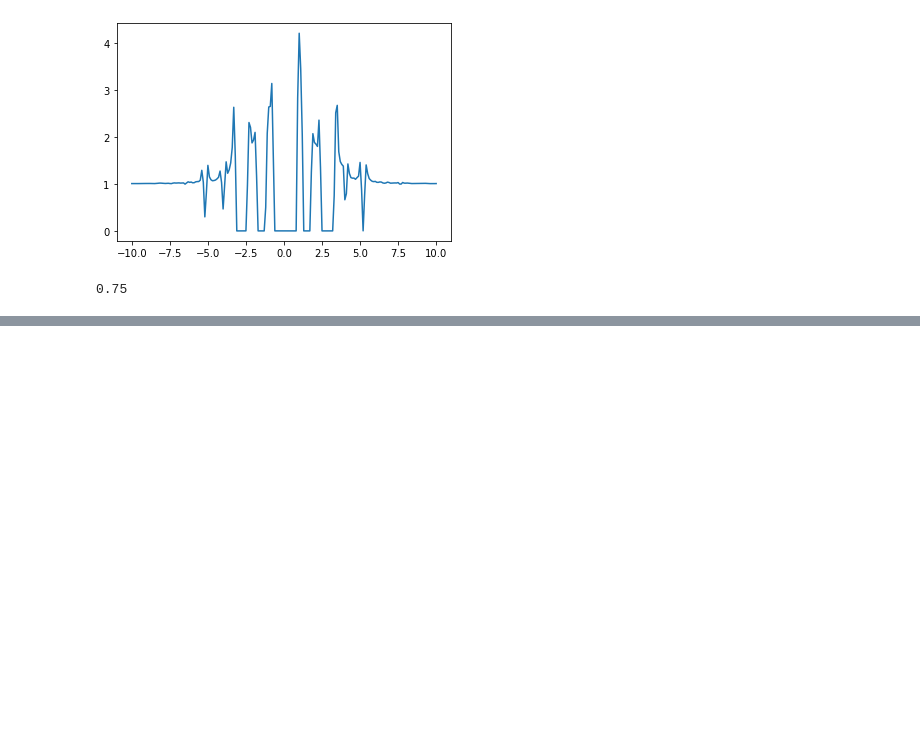
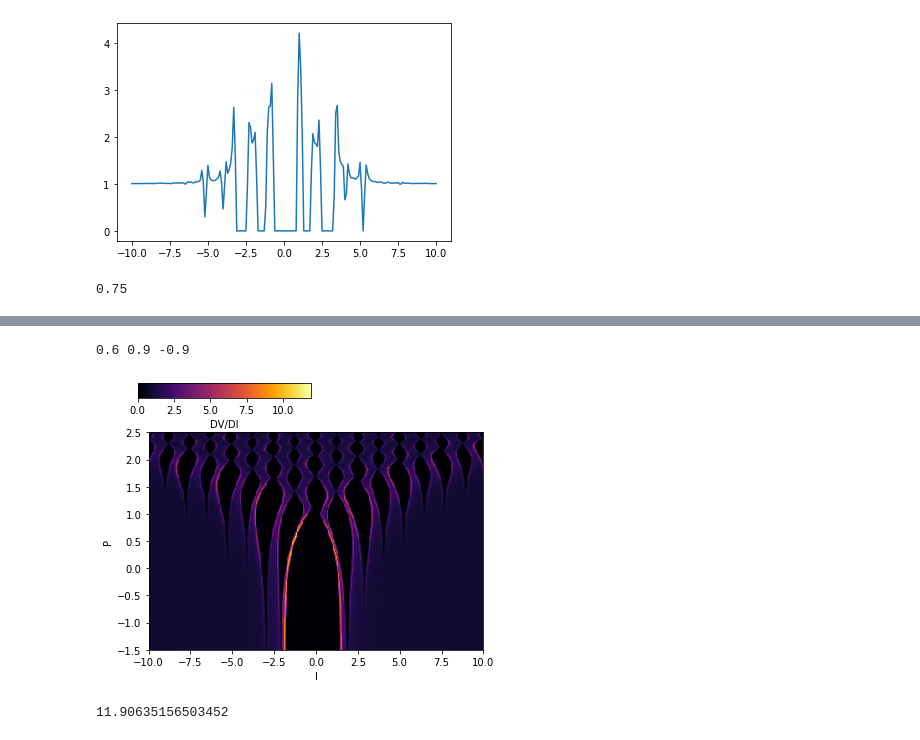
Before and after one commit to mingweii/Josephson-junction-simulations, a Jupyter notebook: Shapiro/two-channel-CPR/Shapiro_Diagram_RSJ_normalized_two_channels.ipynb, the cells around one changed output, grey strips where cells are left out. Saved outputs shown, nothing was run; the diff lists cells and outputs as text; code cells hidden in the pictures; blank space fills up the shorter version.

```diff
--- a/Shapiro/two-channel-CPR/Shapiro_Diagram_RSJ_normalized_two_channels.ipynb
+++ b/Shapiro/two-channel-CPR/Shapiro_Diagram_RSJ_normalized_two_channels.ipynb
@@ -315,0 +381,2 @@ print(PRF_array[130])
+# %%
+data_beta_n09=loadmat('dataf_0.4_A0.6_eta0.9_C-0.9pi_log.mat')
@@ -315,0 +398,31 @@ print(PRF_array[130])
+# %%
+IDC=np.squeeze(data_beta_n09['IDC'])
+PRF=np.squeeze(data_beta_n09['PRF'])
+A=np.squeeze(data_beta_n09['A'])
+eta=np.squeeze(data_beta_n09['eta'])
+f_rf=data_beta_n09['f_rf'][...]
+C=np.squeeze(data_beta_n09['C'])
+V=data_beta_n09['V'][...]
+DVDI=data_beta_n09['DVDI'][...]
+# %%
+print(A,eta,C)
+# %% [output]
+0.6 0.9 -0.9
+# %%
+fig=plt.figure()
+im=plt.pcolormesh(IDC, PRF, (DVDI[:,:]), cmap = 'inferno', vmin = 0,linewidth=0,rasterized=True,shading="auto")
+plt.xlabel("I")
+plt.xlim([-10,10])
+plt.ylim([-1.5,2.5])
+plt.ylabel("P")
+cbaxes = fig.add_axes([0.1, 1, 0.4, 0.05])
+cb=fig.colorbar(im, label = "DV/DI",orientation="horizontal",cax=cbaxes)
+
+plt.savefig("DVDI_eta"+str(eta)+"_A"+str(A)+"_C"+str(C)+".pdf",bbox_inches='tight')
+plt.show()
+# %% [output]
+[figure, added]
+# %%
+np.max(np.max(DVDI))
+# %% [output]
+11.90635156503452
```
Also changed, not shown: parts of 18 cells of this notebook, 52 other files.
